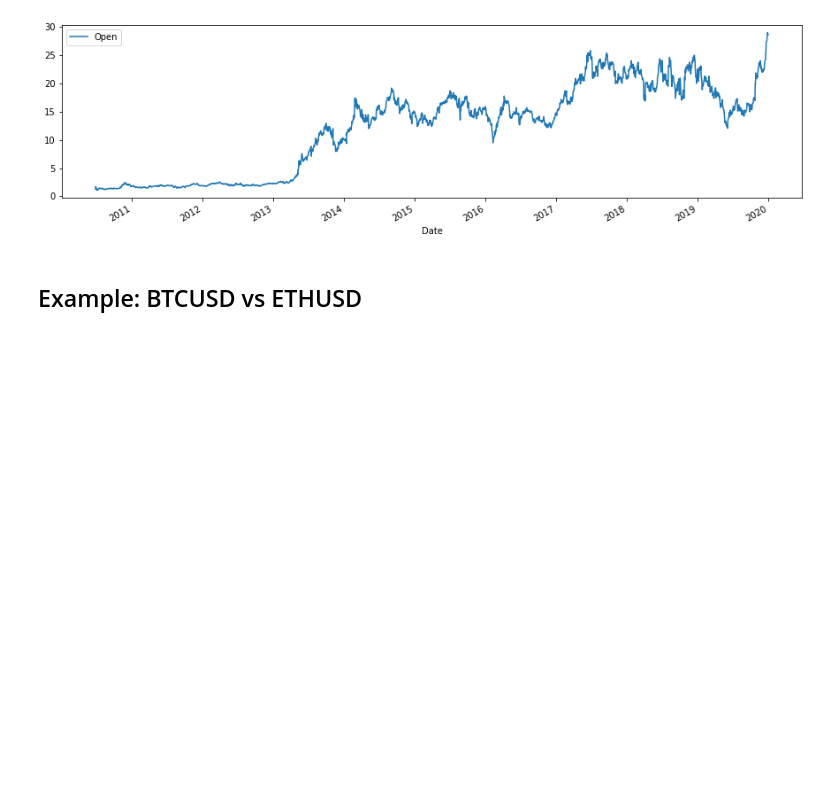
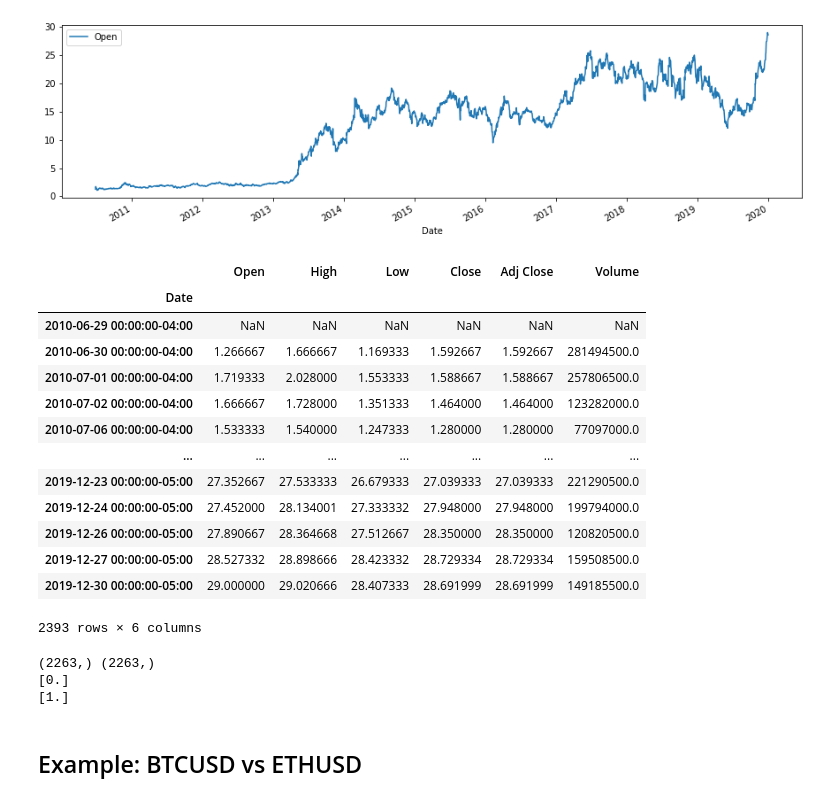
Before and after one commit to kartikeysinha/trendalation, a Jupyter notebook: test.ipynb, the cells around one changed output. Drawn from its saved outputs; the diff is of its cells as text; code cells hidden in the pictures; blank space fills up the shorter version.

```diff
--- a/test.ipynb
+++ b/test.ipynb
@@ -118,6 +119,35 @@ tsla.plot(y='Open', figsize=(15, 4))
 # %% [output]
 <matplotlib.axes._subplots.AxesSubplot at 0x...>
 [figure]
+# %%
+tsla.shift(1)
+# %% [output]
+|  | Open | High | Low | Close | Adj Close | Volume |
+| Date |  |  |  |  |  |  |
+| 2010-06-29 00:00:00-04:00 | NaN | NaN | NaN | NaN | NaN | NaN |
+| 2010-06-30 00:00:00-04:00 | 1.266667 | 1.666667 | 1.169333 | 1.592667 | 1.592667 | 281494500.0 |
+| 2010-07-01 00:00:00-04:00 | 1.719333 | 2.028000 | 1.553333 | 1.588667 | 1.588667 | 257806500.0 |
+| 2010-07-02 00:00:00-04:00 | 1.666667 | 1.728000 | 1.351333 | 1.464000 | 1.464000 | 123282000.0 |
+| 2010-07-06 00:00:00-04:00 | 1.533333 | 1.540000 | 1.247333 | 1.280000 | 1.280000 | 77097000.0 |
+| ... | ... | ... | ... | ... | ... | ... |
+| 2019-12-23 00:00:00-05:00 | 27.352667 | 27.533333 | 26.679333 | 27.039333 | 27.039333 | 221290500.0 |
+| 2019-12-24 00:00:00-05:00 | 27.452000 | 28.134001 | 27.333332 | 27.948000 | 27.948000 | 199794000.0 |
+| 2019-12-26 00:00:00-05:00 | 27.890667 | 28.364668 | 27.512667 | 28.350000 | 28.350000 | 120820500.0 |
+| 2019-12-27 00:00:00-05:00 | 28.527332 | 28.898666 | 28.423332 | 28.729334 | 28.729334 | 159508500.0 |
+| 2019-12-30 00:00:00-05:00 | 29.000000 | 29.020666 | 28.407333 | 28.691999 | 28.691999 | 149185500.0 |
+2393 rows × 6 columns
+# %%
+s1 = tsla.loc['2011-01-01':, 'Open'].to_numpy()
+s2 = tsla.shift(1).loc['2011-01-01':, 'Open'].to_numpy()
+print(s1.shape, s2.shape)
+clf = PC()
+clf.fit([s1])
+print(clf.predict(s1))
+print(clf.predict(s2))
+# %% [output]
+(2263,) (2263,)
+[0.]
+[1.]
 # %% [markdown]
 ## Example: BTCUSD vs ETHUSD
 # %%
```
Also changed, not shown: parts of 13 cells of this notebook, 1 other file.
